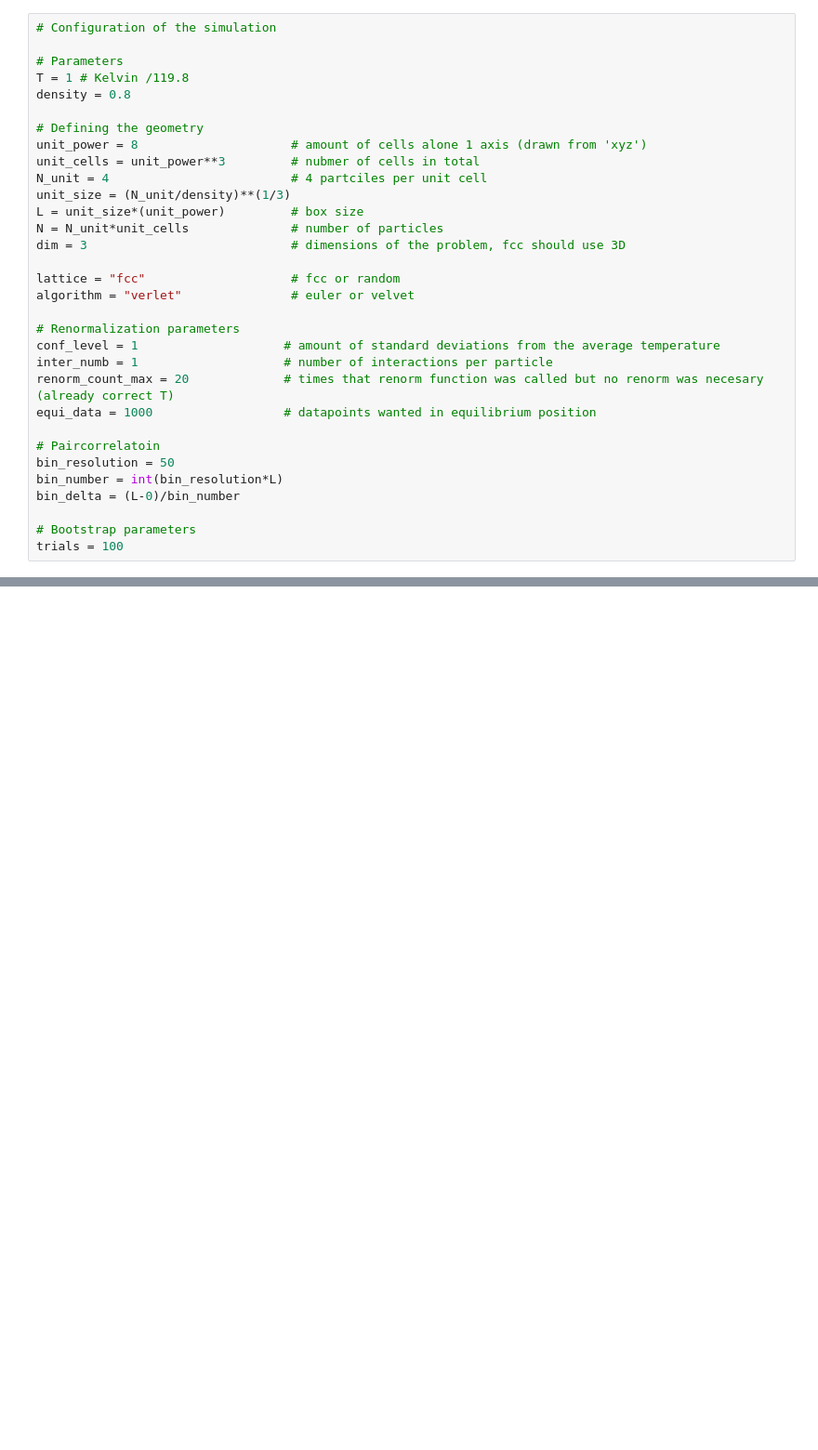
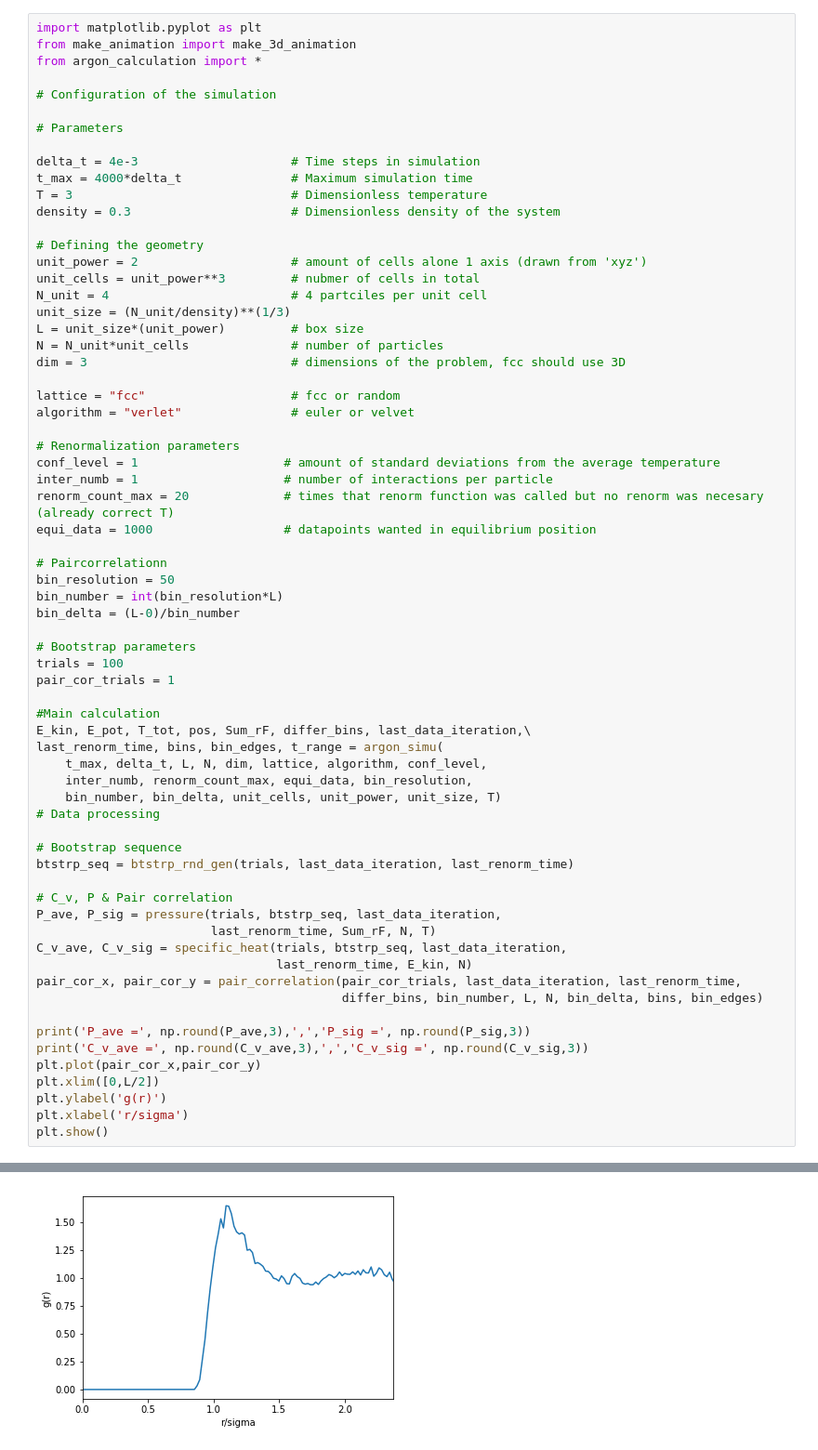
Before and after one commit to VHeusinkveld/Argon_Atom_Simulation-CP1, a Jupyter notebook: main_file.ipynb, the cells around one changed output, grey strips where cells are left out. Shown at 93% size. Saved outputs shown, nothing was run; the diff lists cells and outputs as text; blank space fills up the shorter version.

Commit message:
Splitted the program in a main part where settings are applied and a callable function, arong_calculation. Figures are now automatically exported to exported_figs/.

```diff
--- a/main_file.ipynb
+++ b/main_file.ipynb
@@ -289,12 +1,19 @@ def pressure(trials, btstrp_seq, last_data_iteration, last_renorm_time, Sum_rF,
 # %%
+import matplotlib.pyplot as plt
+from make_animation import make_3d_animation
+from argon_calculation import *
+
 # Configuration of the simulation
 
 # Parameters
-T = 1 # Kelvin /119.8
-density = 0.8
+
+delta_t = 4e-3                     # Time steps in simulation
+t_max = 4000*delta_t               # Maximum simulation time
+T = 3                              # Dimensionless temperature
+density = 0.3                      # Dimensionless density of the system
 
 # Defining the geometry
-unit_power = 8                     # amount of cells alone 1 axis (drawn from 'xyz')
+unit_power = 2                     # amount of cells alone 1 axis (drawn from 'xyz')
 unit_cells = unit_power**3         # nubmer of cells in total
 N_unit = 4                         # 4 partciles per unit cell
 unit_size = (N_unit/density)**(1/3)
@@ -311,10 +30,39 @@ inter_numb = 1                    # number of interactions per particle
 renorm_count_max = 20             # times that renorm function was called but no renorm was necesary (already correct T)
 equi_data = 1000                  # datapoints wanted in equilibrium position
 
-# Paircorrelatoin
+# Paircorrelationn
 bin_resolution = 50
 bin_number = int(bin_resolution*L)
 bin_delta = (L-0)/bin_number
 
 # Bootstrap parameters
 trials = 100
+pair_cor_trials = 1
+
+#Main calculation
+E_kin, E_pot, T_tot, pos, Sum_rF, differ_bins, last_data_iteration,\
+last_renorm_time, bins, bin_edges, t_range = argon_simu(
+    t_max, delta_t, L, N, dim, lattice, algorithm, conf_level,
+    inter_numb, renorm_count_max, equi_data, bin_resolution,
+    bin_number, bin_delta, unit_cells, unit_power, unit_size, T)
+# Data processing
+
+# Bootstrap sequence
+btstrp_seq = btstrp_rnd_gen(trials, last_data_iteration, last_renorm_time)
+
+# C_v, P & Pair correlation
+P_ave, P_sig = pressure(trials, btstrp_seq, last_data_iteration,
+                        last_renorm_time, Sum_rF, N, T)
+C_v_ave, C_v_sig = specific_heat(trials, btstrp_seq, last_data_iteration,
+                                 last_renorm_time, E_kin, N)
+pair_cor_x, pair_cor_y = pair_correlation(pair_cor_trials, last_data_iteration, last_renorm_time,
+                                          differ_bins, bin_number, L, N, bin_delta, bins, bin_edges)
+
+print('P_ave =', np.round(P_ave,3),',','P_sig =', np.round(P_sig,3))
+print('C_v_ave =', np.round(C_v_ave,3),',','C_v_sig =', np.round(C_v_sig,3))
+plt.plot(pair_cor_x,pair_cor_y)
+plt.xlim([0,L/2])
+plt.ylabel('g(r)')
+plt.xlabel('r/sigma')
+plt.show()
+# %% [output]
@@ -320,0 +73 @@ trials = 100
+[figure, added]
```
Also changed, not shown: parts of 7 cells of this notebook, 3 other files.
